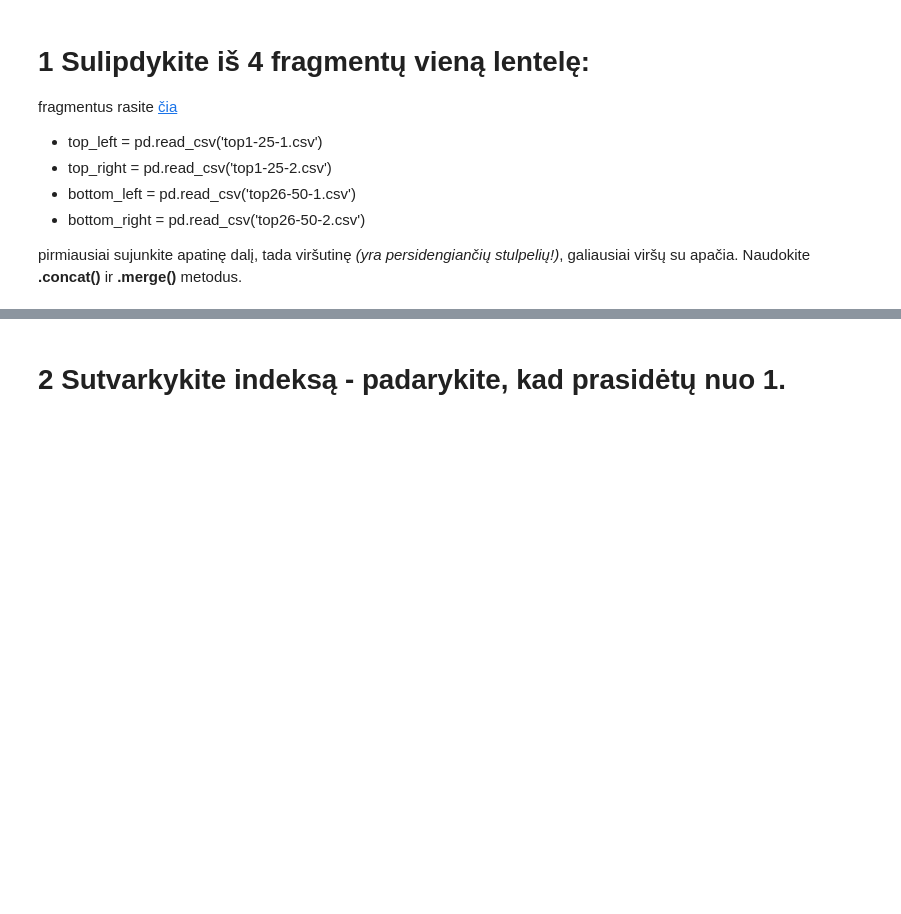
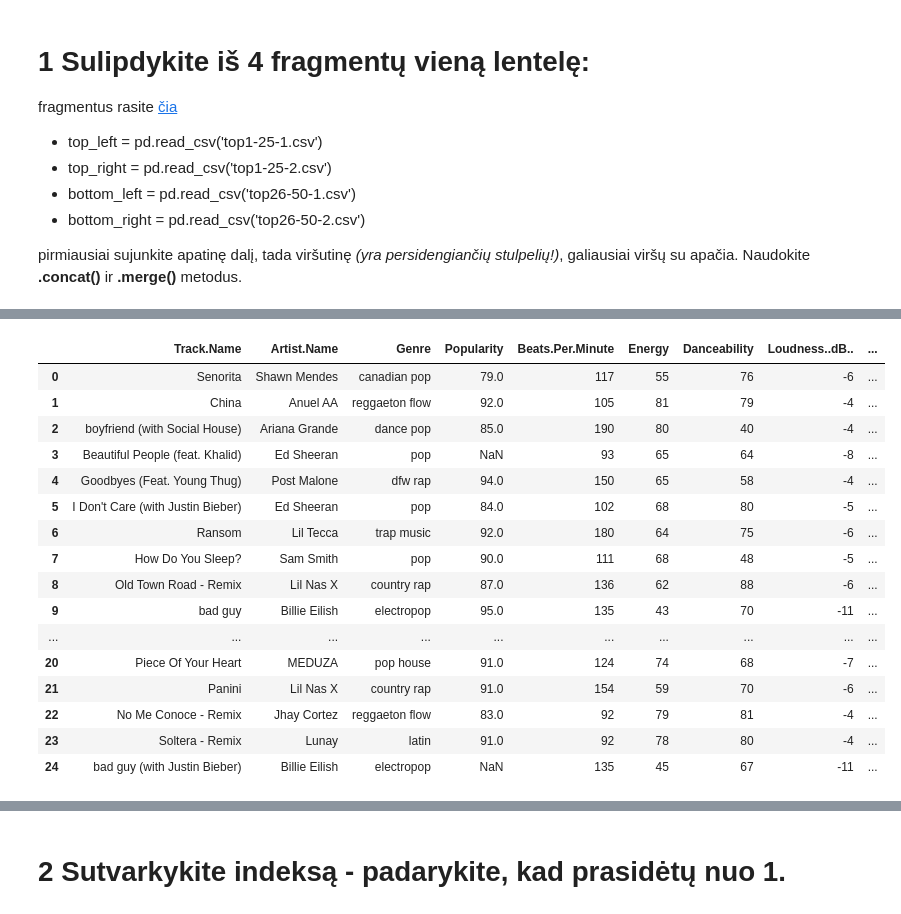
Before and after one commit to IngridaVaitkuviene/ptu5_antra_dalis, a Jupyter notebook: _1010_uzduotys.ipynb, the cells around one changed output, grey strips where cells are left out. Cells and saved outputs as stored; diff of their text form; code cells hidden in the pictures; blank space fills up the shorter version.

```diff
--- a/_1010_uzduotys.ipynb
+++ b/_1010_uzduotys.ipynb
@@ -24,0 +43,21 @@ pirmiausiai sujunkite apatinę dalį, tada viršutinę *(yra persidengiančių s
+# %%
+virsutine = pd.merge(top_left, top_right, on=['Track.Name', 'Popularity'])
+virsutine
+# %% [output]
+|  | Track.Name | Artist.Name | Genre | Popularity | Beats.Per.Minute | Energy | Danceability | Loudness..dB.. | ... |
+| 0 | Senorita | Shawn Mendes | canadian pop | 79.0 | 117 | 55 | 76 | -6 | ... |
+| 1 | China | Anuel AA | reggaeton flow | 92.0 | 105 | 81 | 79 | -4 | ... |
+| 2 | boyfriend (with Social House) | Ariana Grande | dance pop | 85.0 | 190 | 80 | 40 | -4 | ... |
+| 3 | Beautiful People (feat. Khalid) | Ed Sheeran | pop | NaN | 93 | 65 | 64 | -8 | ... |
+| 4 | Goodbyes (Feat. Young Thug) | Post Malone | dfw rap | 94.0 | 150 | 65 | 58 | -4 | ... |
+| 5 | I Don't Care (with Justin Bieber) | Ed Sheeran | pop | 84.0 | 102 | 68 | 80 | -5 | ... |
+| 6 | Ransom | Lil Tecca | trap music | 92.0 | 180 | 64 | 75 | -6 | ... |
+| 7 | How Do You Sleep? | Sam Smith | pop | 90.0 | 111 | 68 | 48 | -5 | ... |
+| 8 | Old Town Road - Remix | Lil Nas X | country rap | 87.0 | 136 | 62 | 88 | -6 | ... |
+| 9 | bad guy | Billie Eilish | electropop | 95.0 | 135 | 43 | 70 | -11 | ... |
+| ... | ... | ... | ... | ... | ... | ... | ... | ... | ... |
+| 20 | Piece Of Your Heart | MEDUZA | pop house | 91.0 | 124 | 74 | 68 | -7 | ... |
+| 21 | Panini | Lil Nas X | country rap | 91.0 | 154 | 59 | 70 | -6 | ... |
+| 22 | No Me Conoce - Remix | Jhay Cortez | reggaeton flow | 83.0 | 92 | 79 | 81 | -4 | ... |
+| 23 | Soltera - Remix | Lunay | latin | 91.0 | 92 | 78 | 80 | -4 | ... |
+| 24 | bad guy (with Justin Bieber) | Billie Eilish | electropop | NaN | 135 | 45 | 67 | -11 | ... |
```
Also changed, not shown: parts of 20 cells of this notebook, 5 other files.
